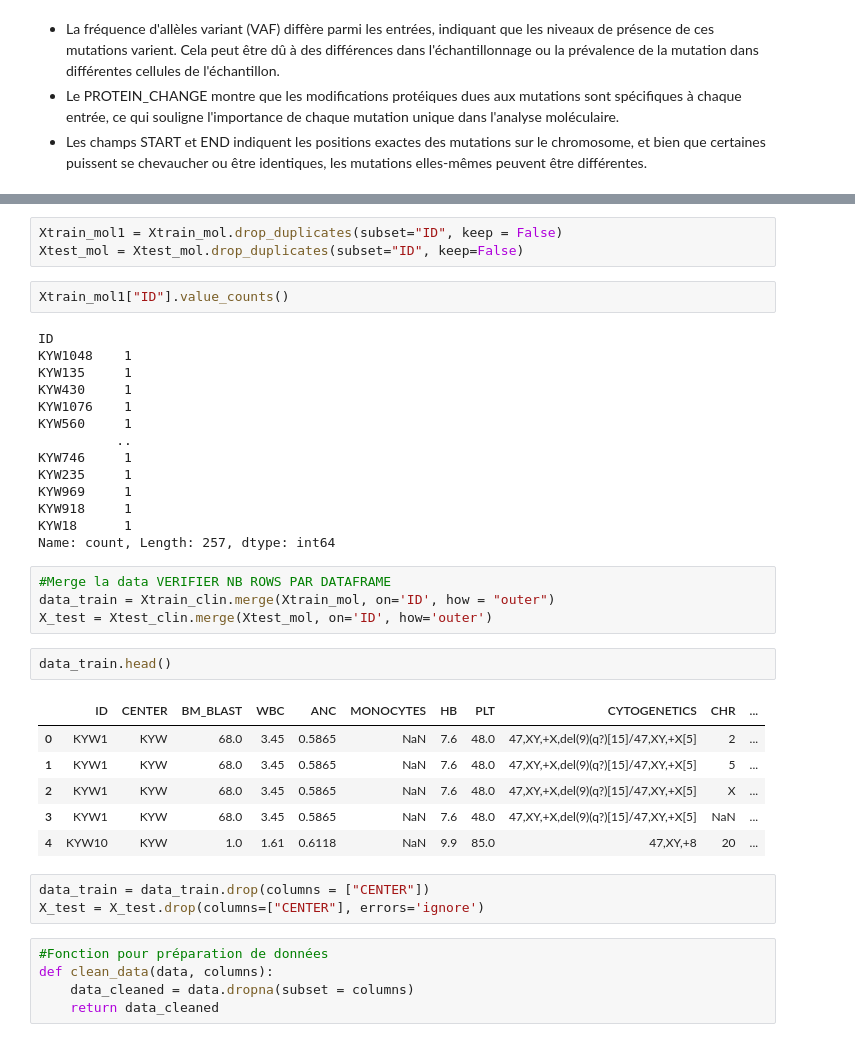
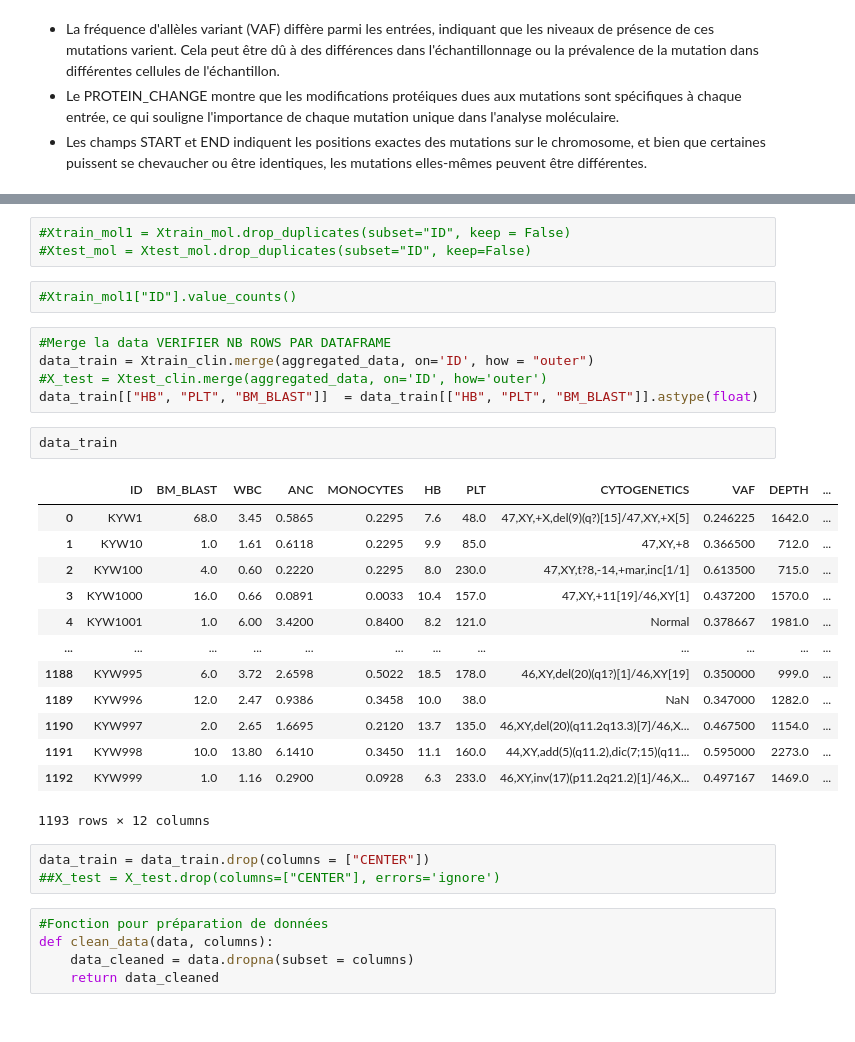
Before and after one commit to Oumaimabrini/Machine-Learning, a Jupyter notebook: Data_preparation.ipynb, the cells around one changed output, grey strips where cells are left out. Saved outputs shown, nothing was run; the diff lists cells and outputs as text.

```diff
--- a/Data_preparation.ipynb
+++ b/Data_preparation.ipynb
@@ -110,38 +121,32 @@ aggregated_data = Xtrain_mol.groupby('ID').agg({
 # %%
-Xtrain_mol1 = Xtrain_mol.drop_duplicates(subset="ID", keep = False)
-Xtest_mol = Xtest_mol.drop_duplicates(subset="ID", keep=False)
+#Xtrain_mol1 = Xtrain_mol.drop_duplicates(subset="ID", keep = False)
+#Xtest_mol = Xtest_mol.drop_duplicates(subset="ID", keep=False)
 # %%
-Xtrain_mol1["ID"].value_counts()
+#Xtrain_mol1["ID"].value_counts()
-# %% [output]
-ID
-KYW1048    1
-KYW135     1
-KYW430     1
-KYW1076    1
-KYW560     1
-          ..
-KYW746     1
-KYW235     1
-KYW969     1
-KYW918     1
-KYW18      1
-Name: count, Length: 257, dtype: int64
 # %%
 #Merge la data VERIFIER NB ROWS PAR DATAFRAME
-data_train = Xtrain_clin.merge(Xtrain_mol, on='ID', how = "outer")
-X_test = Xtest_clin.merge(Xtest_mol, on='ID', how='outer')
+data_train = Xtrain_clin.merge(aggregated_data, on='ID', how = "outer")
+#X_test = Xtest_clin.merge(aggregated_data, on='ID', how='outer')
+data_train[["HB", "PLT", "BM_BLAST"]]  = data_train[["HB", "PLT", "BM_BLAST"]].astype(float)
 # %%
-data_train.head()
+data_train
 # %% [output]
-|  | ID | CENTER | BM_BLAST | WBC | ANC | MONOCYTES | HB | PLT | CYTOGENETICS | CHR | ... |
-| 0 | KYW1 | KYW | 68.0 | 3.45 | 0.5865 | NaN | 7.6 | 48.0 | 47,XY,+X,del(9)(q?)[15]/47,XY,+X[5] | 2 | ... |
-| 1 | KYW1 | KYW | 68.0 | 3.45 | 0.5865 | NaN | 7.6 | 48.0 | 47,XY,+X,del(9)(q?)[15]/47,XY,+X[5] | 5 | ... |
-| 2 | KYW1 | KYW | 68.0 | 3.45 | 0.5865 | NaN | 7.6 | 48.0 | 47,XY,+X,del(9)(q?)[15]/47,XY,+X[5] | X | ... |
-| 3 | KYW1 | KYW | 68.0 | 3.45 | 0.5865 | NaN | 7.6 | 48.0 | 47,XY,+X,del(9)(q?)[15]/47,XY,+X[5] | NaN | ... |
-| 4 | KYW10 | KYW | 1.0 | 1.61 | 0.6118 | NaN | 9.9 | 85.0 | 47,XY,+8 | 20 | ... |
+|  | ID | BM_BLAST | WBC | ANC | MONOCYTES | HB | PLT | CYTOGENETICS | VAF | DEPTH | ... |
+| 0 | KYW1 | 68.0 | 3.45 | 0.5865 | 0.2295 | 7.6 | 48.0 | 47,XY,+X,del(9)(q?)[15]/47,XY,+X[5] | 0.246225 | 1642.0 | ... |
+| 1 | KYW10 | 1.0 | 1.61 | 0.6118 | 0.2295 | 9.9 | 85.0 | 47,XY,+8 | 0.366500 | 712.0 | ... |
+| 2 | KYW100 | 4.0 | 0.60 | 0.2220 | 0.2295 | 8.0 | 230.0 | 47,XY,t?8,-14,+mar,inc[1/1] | 0.613500 | 715.0 | ... |
+| 3 | KYW1000 | 16.0 | 0.66 | 0.0891 | 0.0033 | 10.4 | 157.0 | 47,XY,+11[19]/46,XY[1] | 0.437200 | 1570.0 | ... |
+| 4 | KYW1001 | 1.0 | 6.00 | 3.4200 | 0.8400 | 8.2 | 121.0 | Normal | 0.378667 | 1981.0 | ... |
+| ... | ... | ... | ... | ... | ... | ... | ... | ... | ... | ... | ... |
+| 1188 | KYW995 | 6.0 | 3.72 | 2.6598 | 0.5022 | 18.5 | 178.0 | 46,XY,del(20)(q1?)[1]/46,XY[19] | 0.350000 | 999.0 | ... |
+| 1189 | KYW996 | 12.0 | 2.47 | 0.9386 | 0.3458 | 10.0 | 38.0 | NaN | 0.347000 | 1282.0 | ... |
+| 1190 | KYW997 | 2.0 | 2.65 | 1.6695 | 0.2120 | 13.7 | 135.0 | 46,XY,del(20)(q11.2q13.3)[7]/46,X... | 0.467500 | 1154.0 | ... |
+| 1191 | KYW998 | 10.0 | 13.80 | 6.1410 | 0.3450 | 11.1 | 160.0 | 44,XY,add(5)(q11.2),dic(7;15)(q11... | 0.595000 | 2273.0 | ... |
+| 1192 | KYW999 | 1.0 | 1.16 | 0.2900 | 0.0928 | 6.3 | 233.0 | 46,XY,inv(17)(p11.2q21.2)[1]/46,X... | 0.497167 | 1469.0 | ... |
+1193 rows × 12 columns
 # %%
 data_train = data_train.drop(columns = ["CENTER"])
-X_test = X_test.drop(columns=["CENTER"], errors='ignore')
+##X_test = X_test.drop(columns=["CENTER"], errors='ignore')
 # %%
 #Fonction pour préparation de données
 def clean_data(data, columns):
```
Also changed, not shown: parts of 17 cells of this notebook.
